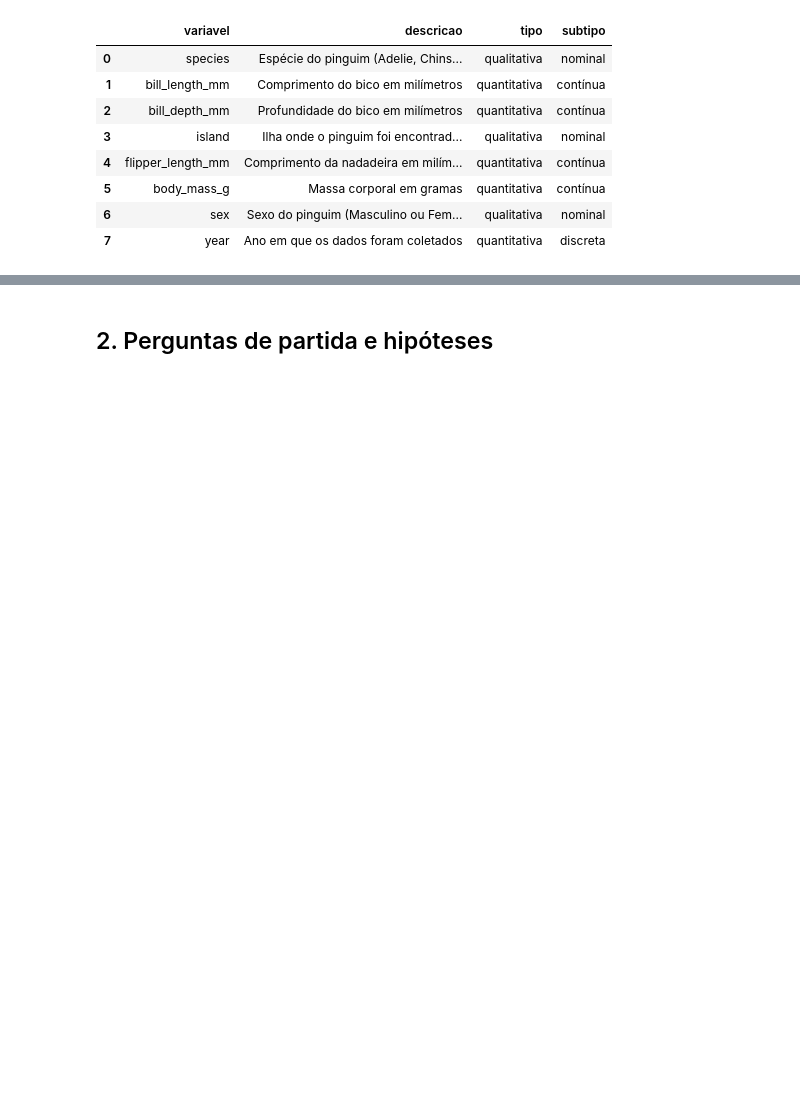
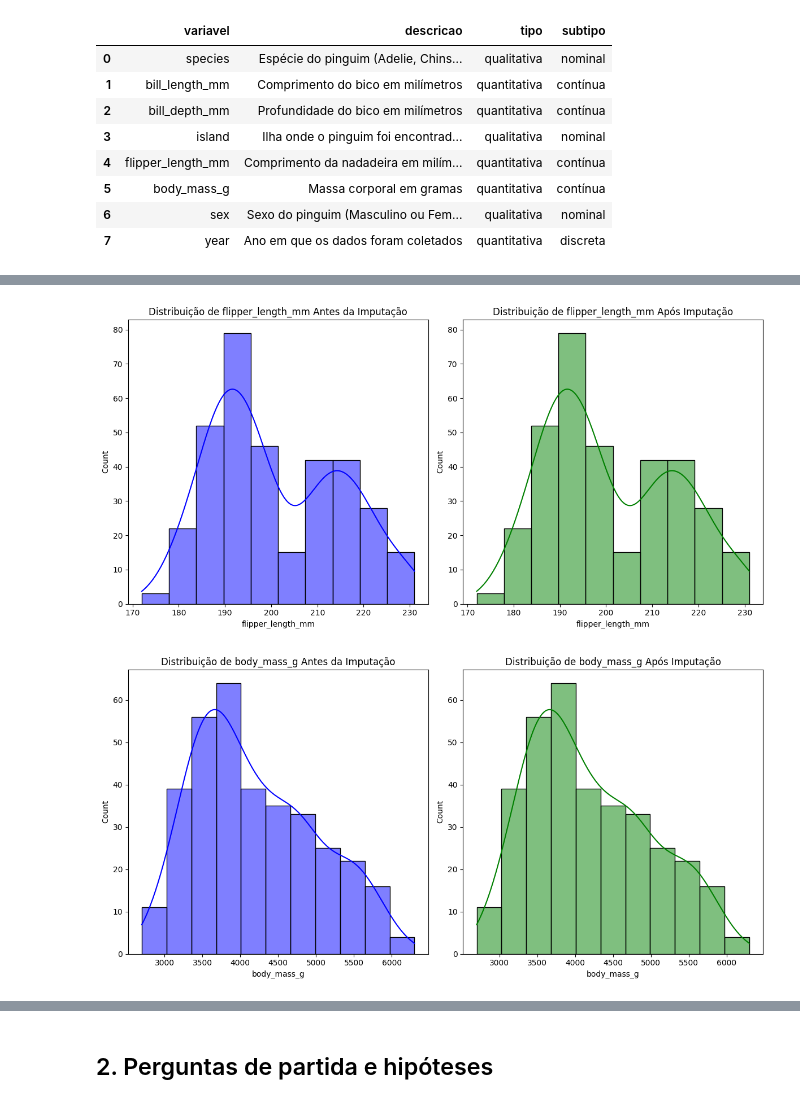
Before and after one commit to joao-paulo-alt/avanti-bootcamp-cdd, a Jupyter notebook: notebooks/01-exploratory_data_analysis.ipynb, the cells around one changed output, grey strips where cells are left out. Saved outputs shown, nothing was run; the diff lists cells and outputs as text; code cells hidden in the pictures; blank space fills up the shorter version.

```diff
--- a/notebooks/01-exploratory_data_analysis.ipynb
+++ b/notebooks/01-exploratory_data_analysis.ipynb
@@ -117,0 +87,11 @@ plt.show()
+# %%
+# Tratamento de valores faltantes para todas as colunas
+# Preencher colunas numéricas com a média
+df['flipper_length_mm'].fillna(df['flipper_length_mm'].mean(), inplace=True)
+df['body_mass_g'].fillna(df['body_mass_g'].mean(), inplace=True)
+
+# Preencher colunas categóricas com a moda
+df['sex'].fillna(df['sex'].mode()[0], inplace=True)
+
+# Verificar
+print(df.isnull().sum())
@@ -117,0 +107,43 @@ plt.show()
+# %%
+# Visualizar distribuição antes e depois da imputação para variáveis numéricas
+# 'flipper_length_mm' e 'body_mass_g'
+
+# Visualizar dados antes da imputação
+plt.figure(figsize=(12, 6))
+
+# 'flipper_length_mm' antes da imputação (dados originais)
+plt.subplot(1, 2, 1)
+sns.histplot(df['flipper_length_mm'], kde=True, color='blue', label='Antes da Imputação')
+plt.title('Distribuição de flipper_length_mm Antes da Imputação')
+
+# Criar uma cópia dos dados para aplicar a imputação
+df_copy = df.copy()
+
+# 'flipper_length_mm' depois da imputação (dados após imputação)
+df_copy['flipper_length_mm'].fillna(df_copy['flipper_length_mm'].mean(), inplace=True)
+plt.subplot(1, 2, 2)
+sns.histplot(df_copy['flipper_length_mm'], kde=True, color='green', label='Após Imputação')
+plt.title('Distribuição de flipper_length_mm Após Imputação')
+
+plt.tight_layout()
+plt.show()
+
+# Visualizar dados antes da imputação para 'body_mass_g'
+plt.figure(figsize=(12, 6))
+
+# 'body_mass_g' antes da imputação (dados originais)
+plt.subplot(1, 2, 1)
+sns.histplot(df['body_mass_g'], kde=True, color='blue', label='Antes da Imputação')
+plt.title('Distribuição de body_mass_g Antes da Imputação')
+
+# 'body_mass_g' depois da imputação (dados após imputação)
+df_copy['body_mass_g'].fillna(df_copy['body_mass_g'].mean(), inplace=True)
+plt.subplot(1, 2, 2)
+sns.histplot(df_copy['body_mass_g'], kde=True, color='green', label='Após Imputação')
+plt.title('Distribuição de body_mass_g Após Imputação')
+
+plt.tight_layout()
+plt.show()
+# %% [output]
+[figure, added]
+[figure, added]
```
Also changed, not shown: parts of 31 cells of this notebook.
